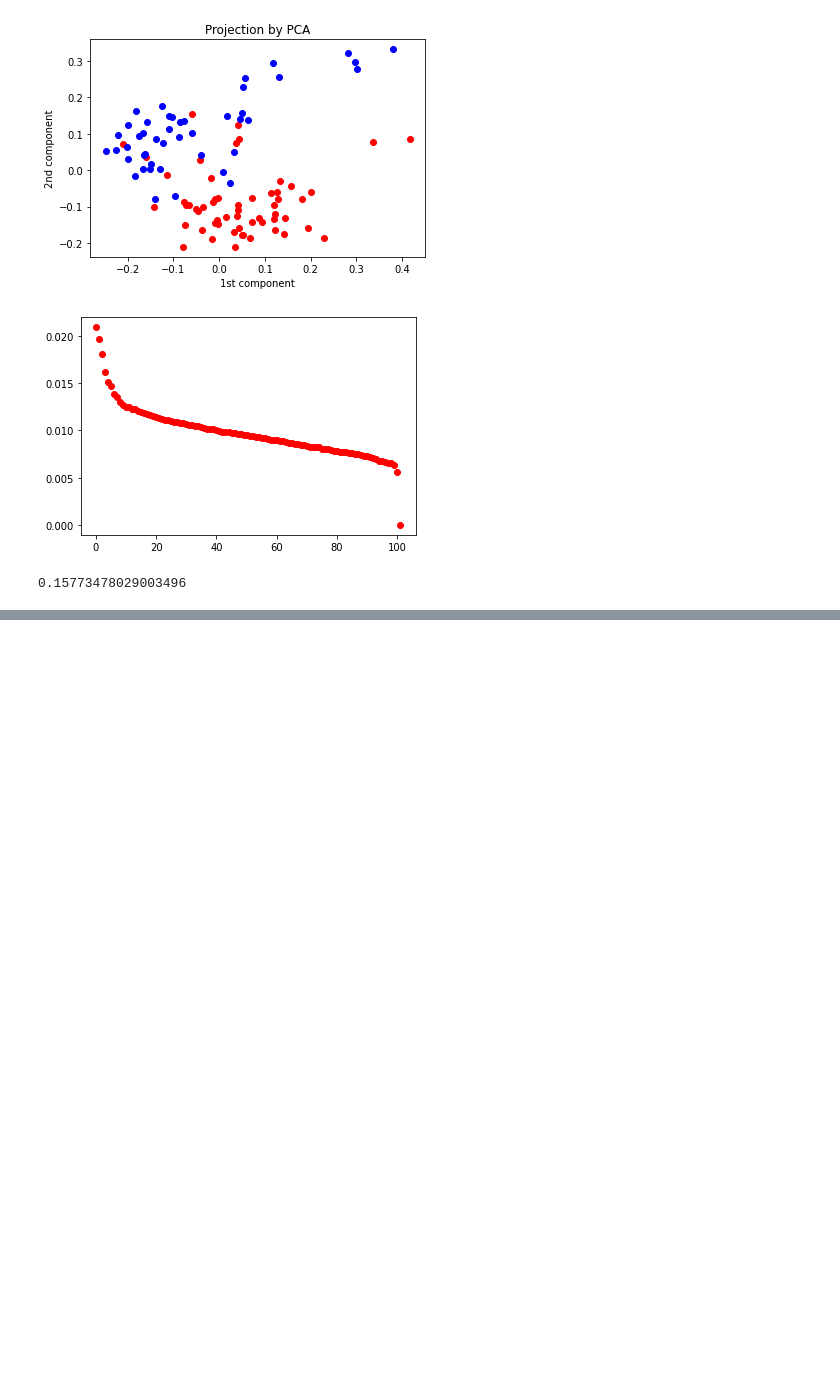
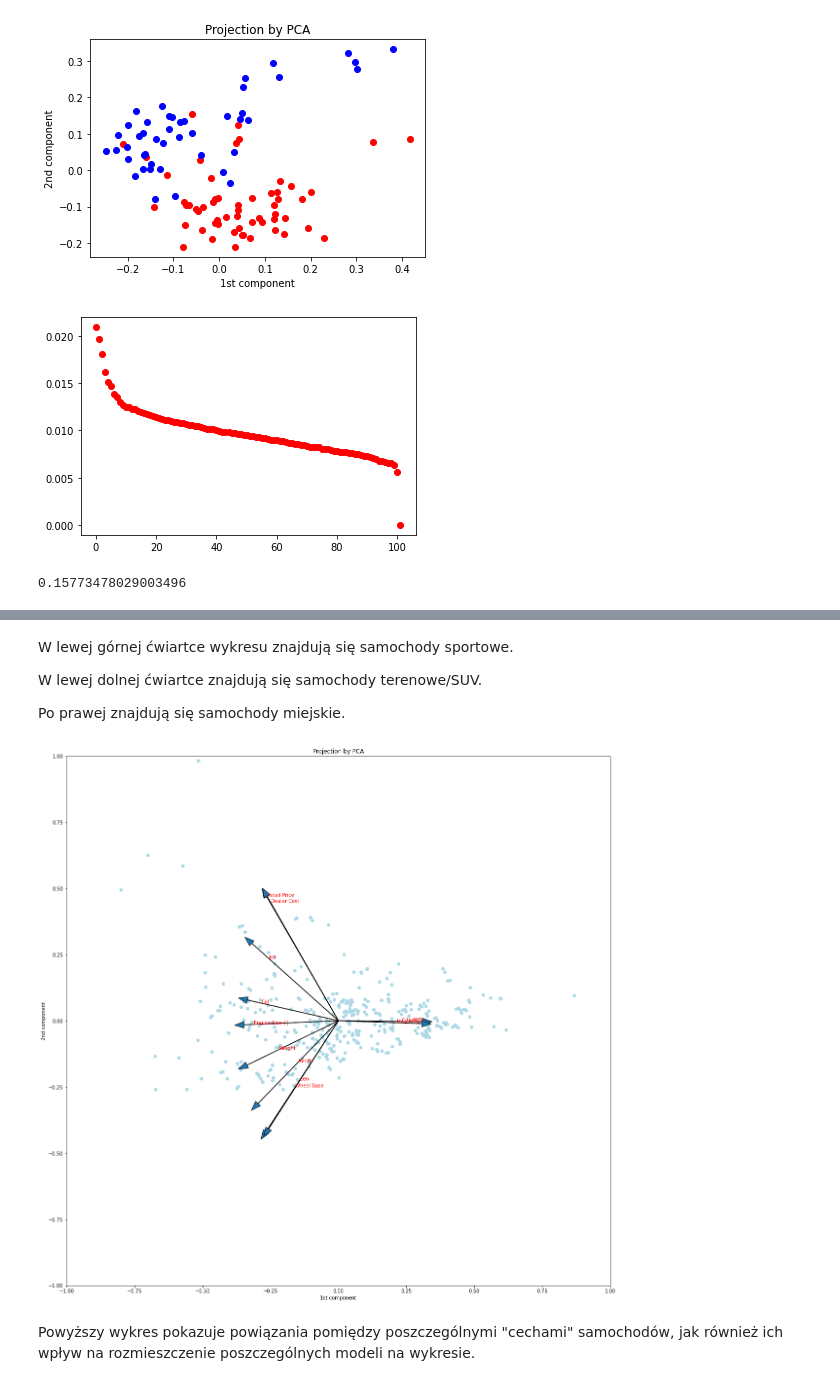
Before and after one commit to PKopel/data-exploration, a Jupyter notebook: pca_ed.ipynb, the cells around one changed output, grey strips where cells are left out. Drawn from its saved outputs; the diff is of its cells as text; code cells hidden in the pictures; blank space fills up the shorter version.

```diff
--- a/pca_ed.ipynb
+++ b/pca_ed.ipynb
@@ -142,0 +245,8 @@ print(sum(variance_ratio[0:10]))
+# %%
+snd = pca.components_[1]
+
+snd_names = list(zip(snd, data.columns.values))
+
+snd_names = sorted(snd_names, key=lambda x: x[0], reverse=True)
+
+snd_names
@@ -142,0 +297,27 @@ print(sum(variance_ratio[0:10]))
+# %% [markdown]
+W lewej górnej ćwiartce wykresu znajdują się samochody sportowe.
+
+W lewej dolnej ćwiartce znajdują się samochody terenowe/SUV.
+
+Po prawej znajdują się samochody miejskie.
+# %%
+plt.figure(figsize=(20, 20))
+plt.scatter(x_points, y_points, c='lightblue')
+plt.title("Projection by PCA")
+plt.xlabel("1st component")
+plt.ylabel("2nd component")
+plt.xlim([-1, 1])
+plt.ylim([-1, 1])
+
+for (i, x, y, name) in zip(range(len(fst)), fst, snd, data.columns.values):
+    plt.arrow(0, 0, x, y, head_width=0.025, head_length=0.035)
+    # for better readability
+    text_x = (100 - 5*i)/100 * x
+    text_y = (100 - 5*i)/100 * y
+    plt.text(text_x, text_y, name, fontsize=10, c='red')
+
+plt.show()
+# %% [output]
+[figure, added]
+# %% [markdown]
+Powyższy wykres pokazuje powiązania pomiędzy poszczególnymi "cechami" samochodów, jak również ich wpływ na rozmieszczenie poszczególnych modeli na wykresie.
```
Also changed, not shown: parts of 26 cells of this notebook.
